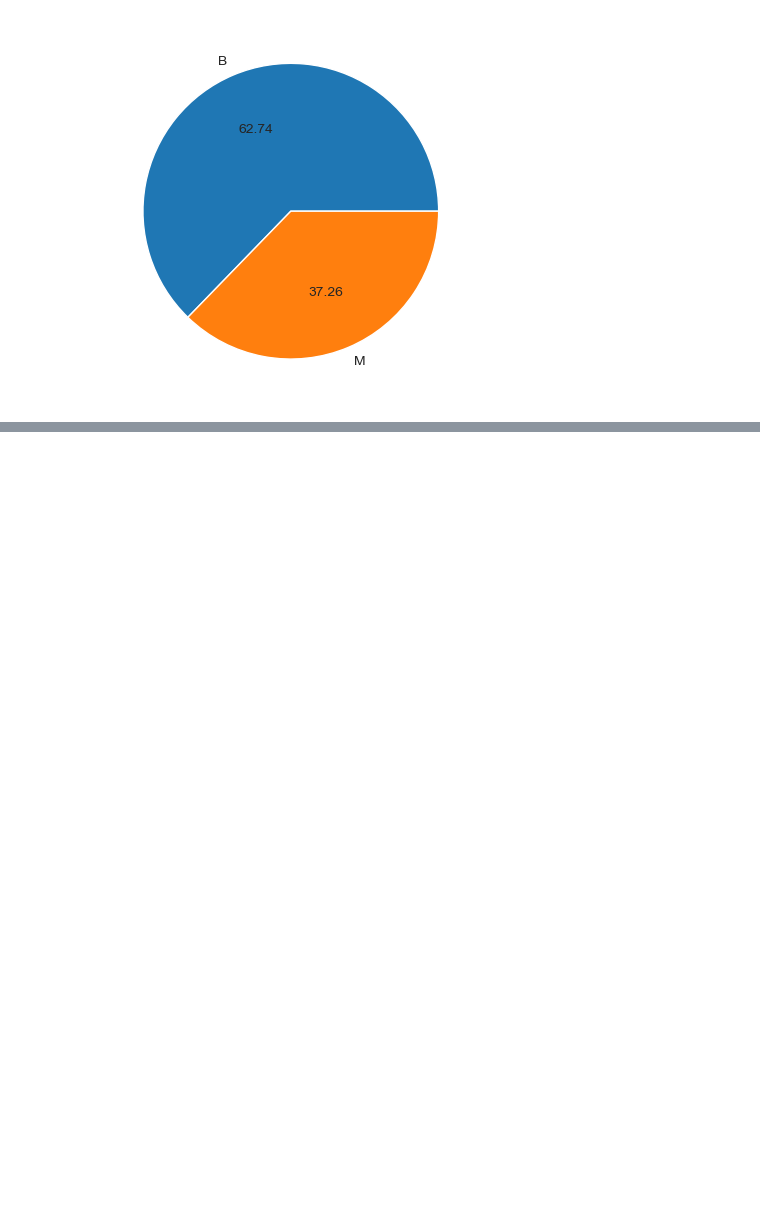
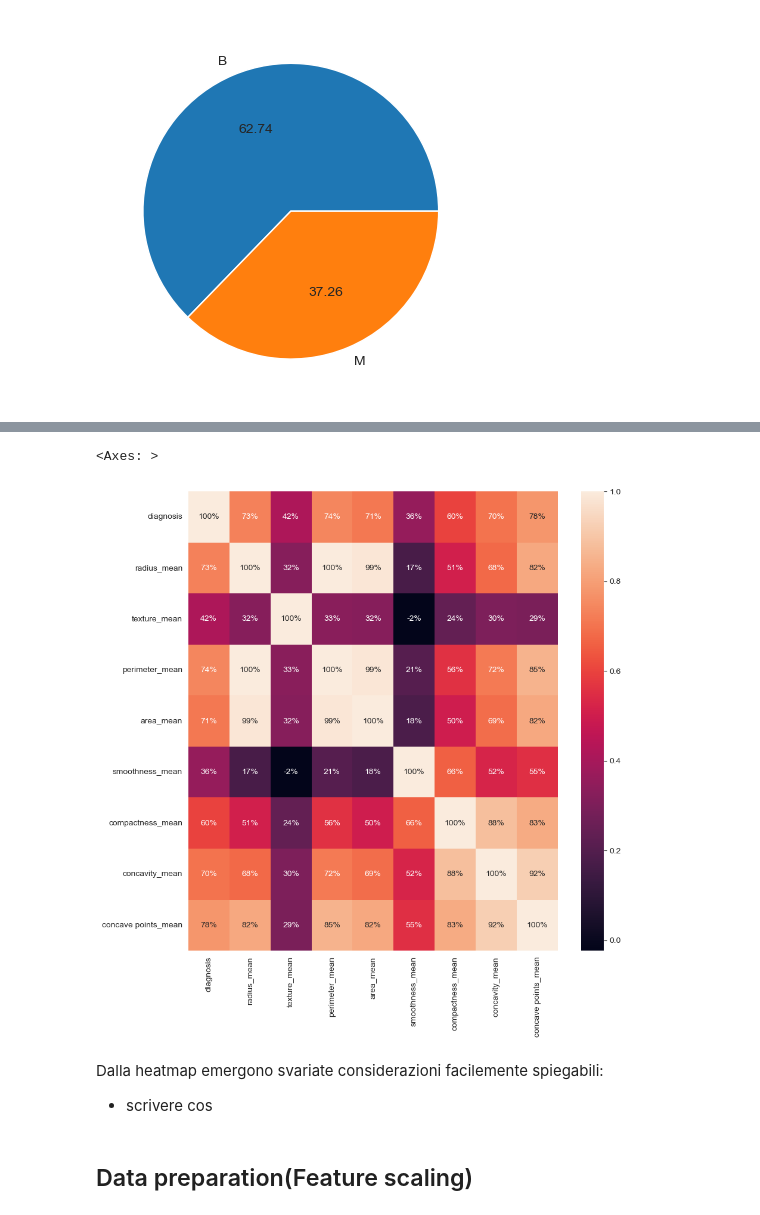
Before and after one commit to chiaracos/BreastCancerPrediction, a Jupyter notebook: BreastCancerPrediction.ipynb, the cells around one changed output, grey strips where cells are left out. Drawn from its saved outputs; the diff is of its cells as text; code cells hidden in the pictures; blank space fills up the shorter version.

Commit message:
fine data understanding inizio feature scaling

```diff
--- a/BreastCancerPrediction.ipynb
+++ b/BreastCancerPrediction.ipynb
@@ -168,0 +202,12 @@ plt.show()
+# %%
+plt.figure(figsize=(10,10))
+sns.heatmap(df.iloc[:,1:10].corr(), annot=True, fmt=".0%")
+# %% [output]
+<Axes: >
+[figure, added]
+# %% [markdown]
+
+Dalla heatmap emergono svariate considerazioni facilemente spiegabili:
+- scrivere cos
+# %% [markdown]
+## Data preparation(Feature scaling)
```
Also changed, not shown: parts of 10 cells of this notebook.
